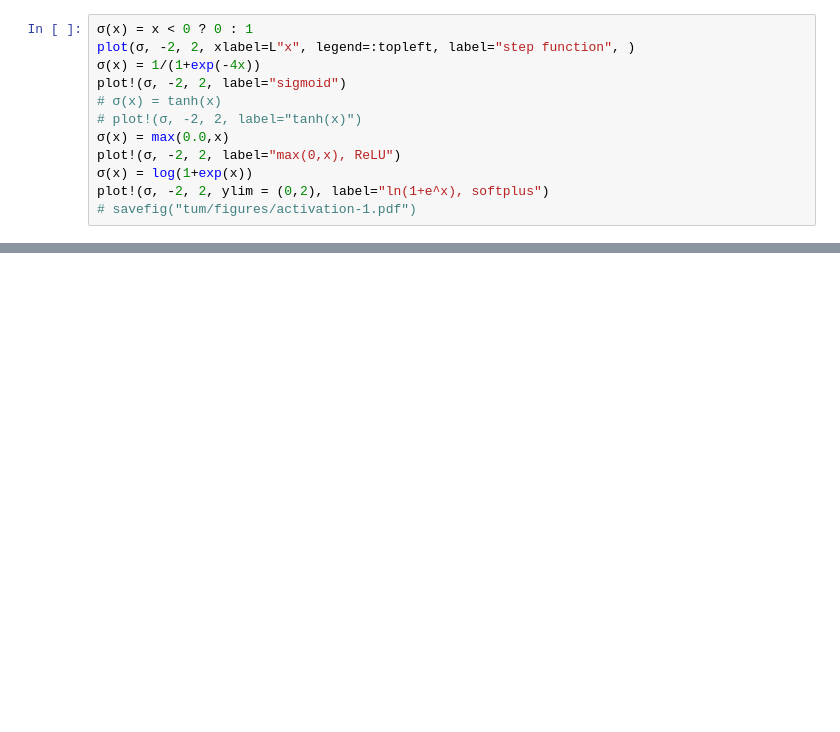
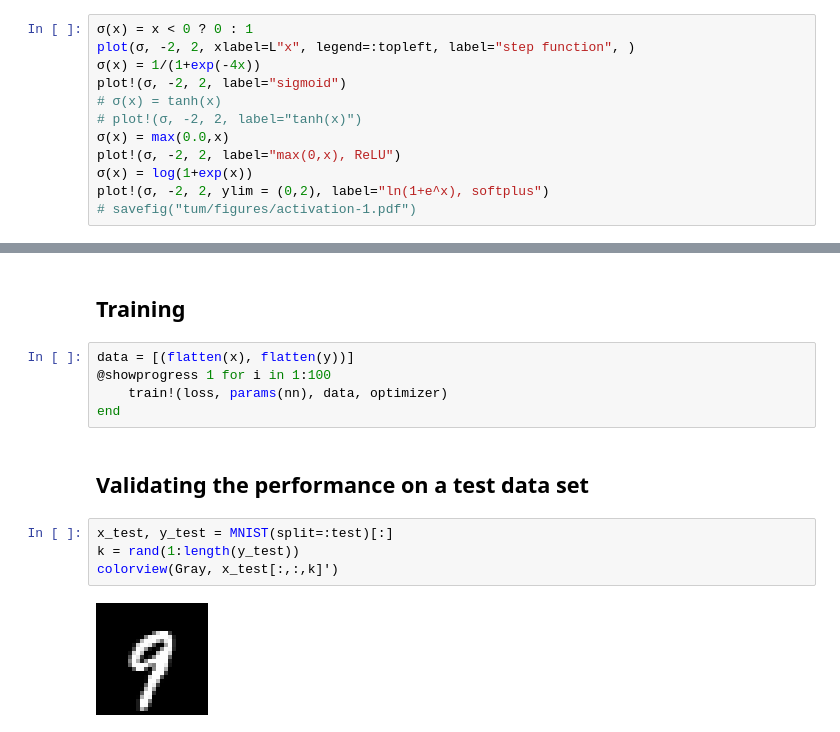
Before and after one commit to gaioguy/data_science, a Jupyter notebook: neural_nets.ipynb, the cells around one changed output, grey strips where cells are left out. Cells and saved outputs as stored; diff of their text form; blank space fills up the shorter version.

```diff
--- a/neural_nets.ipynb
+++ b/neural_nets.ipynb
@@ -263,0 +221,15 @@ println(accuracy / length(y_test))
+# %% [markdown]
+## Training
+# %%
+data = [(flatten(x), flatten(y))]
+@showprogress 1 for i in 1:100
+    train!(loss, params(nn), data, optimizer)
+end
+# %% [markdown]
+## Validating the performance on a test data set
+# %%
+x_test, y_test = MNIST(split=:test)[:]
+k = rand(1:length(y_test))
+colorview(Gray, x_test[:,:,k]')
+# %% [output]
+[figure, added]
```
Also changed, not shown: parts of 28 cells of this notebook.
